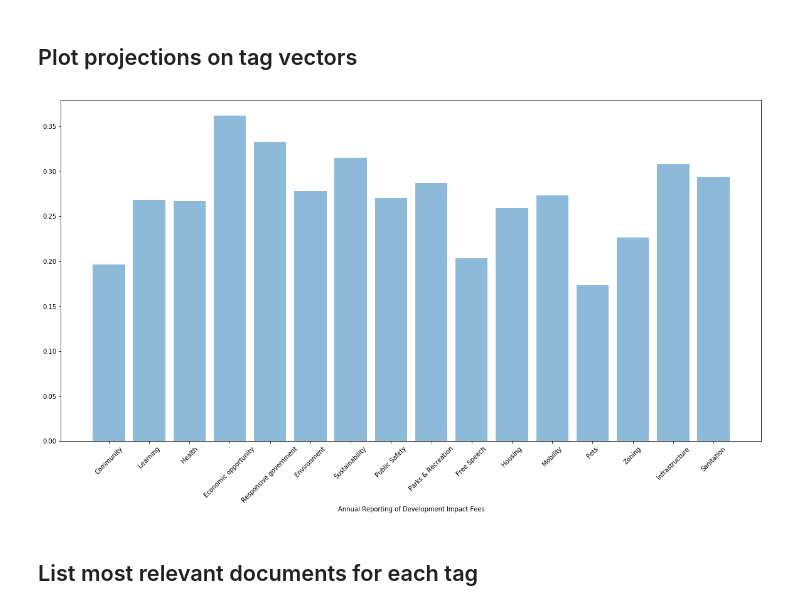
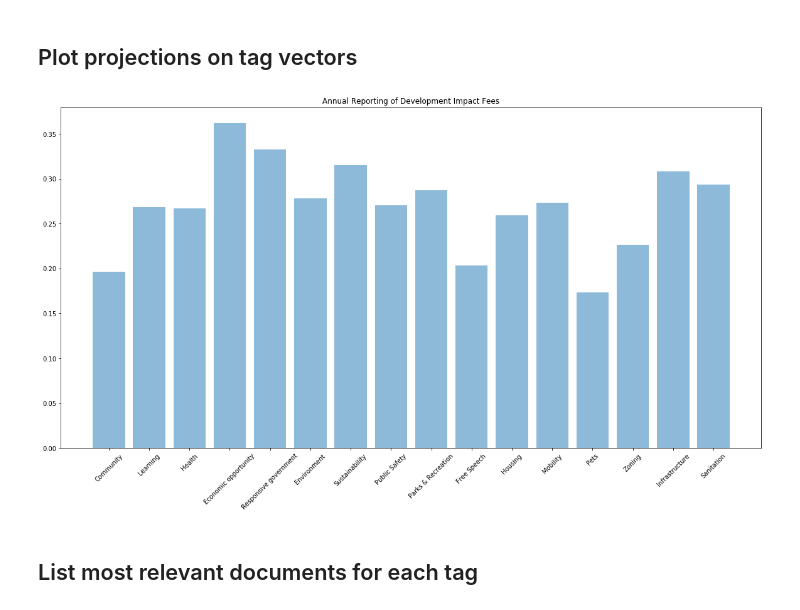
Before and after one commit to eselkin/CouncilML, a Jupyter notebook: doc_embedder/doc_embedder_nb.ipynb, the cells around one changed output. Drawn from its saved outputs; the diff is of its cells as text; code cells hidden in the pictures.

```diff
--- a/doc_embedder/doc_embedder_nb.ipynb
+++ b/doc_embedder/doc_embedder_nb.ipynb
@@ -131,14 +131,14 @@ tsne_scatter_plot(agenda_dfs["title_doc_vector"].tolist(), [title[:35] + "..." f
 # %%
 def plot_relevancy_vector(vector, title):
   y_pos = np.arange(len(tag_list))
   plt.bar(y_pos, vector, align='center', alpha=0.5)
   plt.xticks(y_pos, tag_list, rotation=45)
-  plt.xlabel(title)
+  plt.title(title)
   plt.show()
 
 plot_relevancy_vector(agenda_dfs.iloc[0,1:], agenda_dfs.index[0])
 # %% [output]
-[figure, old version]
+[figure, new version]
 # %% [markdown]
 ## List most relevant documents for each tag
 # %%
```
Also changed, not shown: parts of 4 cells of this notebook.
